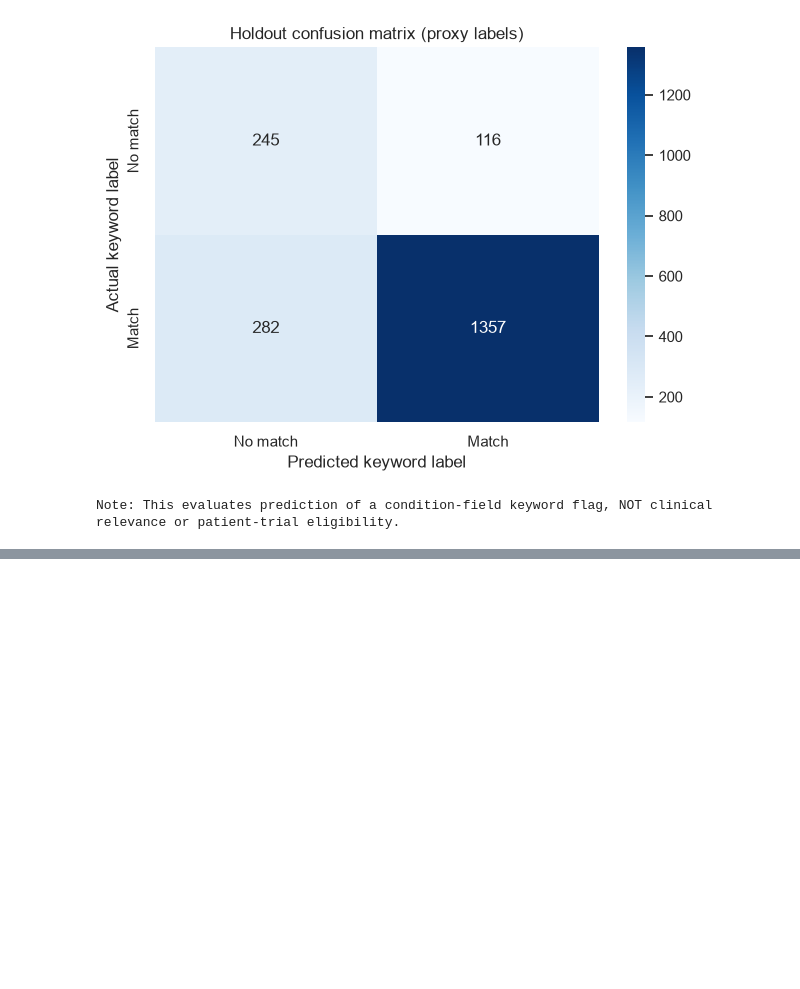
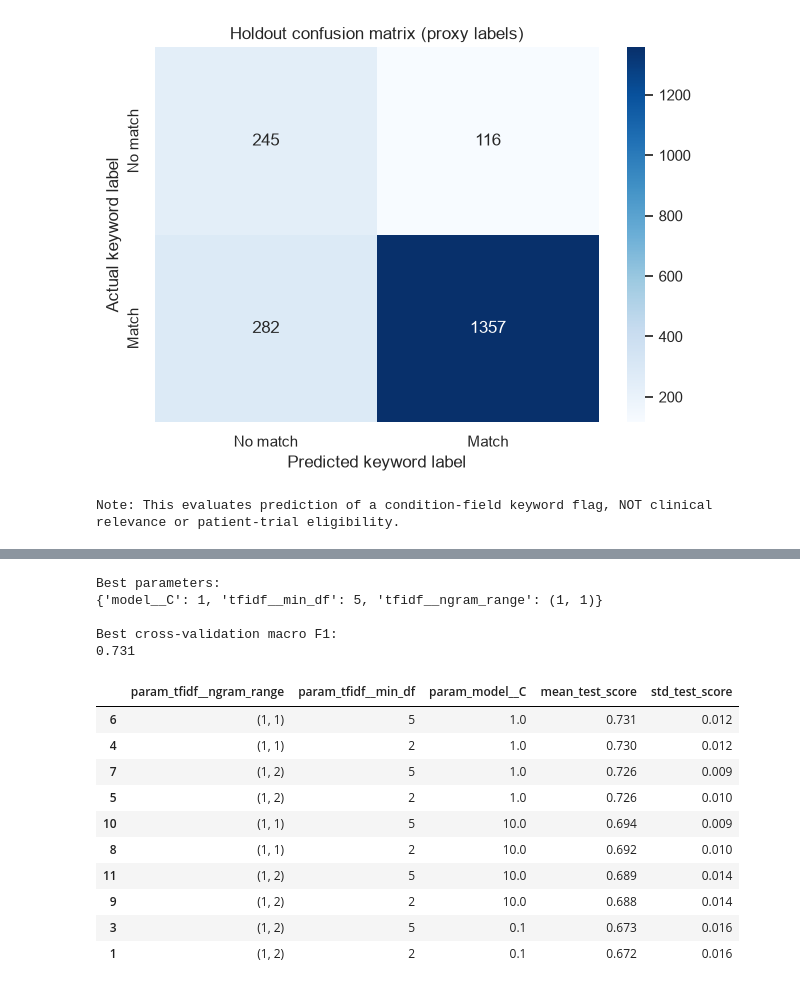
Before and after one commit to ShivaniD719/ClinicalTrialIntelligentPatientTrialMatching, a Jupyter notebook: IntelligentClinicalTrialPatientMatching.ipynb, the cells around one changed output, grey strips where cells are left out. Saved outputs shown, nothing was run; the diff lists cells and outputs as text; code cells hidden in the pictures; blank space fills up the shorter version.

```diff
--- a/IntelligentClinicalTrialPatientMatching.ipynb
+++ b/IntelligentClinicalTrialPatientMatching.ipynb
@@ -817,0 +958,70 @@ Note: This evaluates prediction of a condition-field keyword flag, NOT clinical
+# %%
+from sklearn.model_selection import GridSearchCV
+from sklearn.pipeline import Pipeline
+from sklearn.feature_extraction.text import TfidfVectorizer
+from sklearn.svm import LinearSVC
+
+# Create a pipeline for text classification
+svm_pipeline = Pipeline([("tfidf", TfidfVectorizer(stop_words="english",max_features=5000)),
+    ("model", LinearSVC(random_state=42,max_iter=5000))
+])
+
+# Define parameters to test
+param_grid = {
+    "tfidf__ngram_range": [(1, 1), (1, 2)],
+    "tfidf__min_df": [2, 5],
+    "model__C": [0.1, 1, 10]
+}
+
+# Find the best parameter combination
+grid_search = GridSearchCV(
+    estimator=svm_pipeline,
+    param_grid=param_grid,
+    scoring="f1_macro",
+    cv=cv,
+    n_jobs=1,
+    refit=True
+)
+
+# Fit only on training data
+grid_search.fit(X_train, y_train)
+
+print("Best parameters:")
+print(grid_search.best_params_)
+
+print("\nBest cross-validation macro F1:")
+print(round(grid_search.best_score_, 3))
+# %% [output]
+Best parameters:
+{'model__C': 1, 'tfidf__min_df': 5, 'tfidf__ngram_range': (1, 1)}
+
+Best cross-validation macro F1:
+0.731
+# %%
+# Create a table of GridSearchCV results
+tuning_results = pd.DataFrame(grid_search.cv_results_)
+
+display(
+    tuning_results[
+        ["param_tfidf__ngram_range",
+        "param_tfidf__min_df",
+        "param_model__C",
+        "mean_test_score",
+        "std_test_score"]
+        ].sort_values(
+        "mean_test_score",
+        ascending=False
+    ).head(10).round(3)
+)
+# %% [output]
+|  | param_tfidf__ngram_range | param_tfidf__min_df | param_model__C | mean_test_score | std_test_score |
+| 6 | (1, 1) | 5 | 1.0 | 0.731 | 0.012 |
+| 4 | (1, 1) | 2 | 1.0 | 0.730 | 0.012 |
+| 7 | (1, 2) | 5 | 1.0 | 0.726 | 0.009 |
+| 5 | (1, 2) | 2 | 1.0 | 0.726 | 0.010 |
+| 10 | (1, 1) | 5 | 10.0 | 0.694 | 0.009 |
+| 8 | (1, 1) | 2 | 10.0 | 0.692 | 0.010 |
+| 11 | (1, 2) | 5 | 10.0 | 0.689 | 0.014 |
+| 9 | (1, 2) | 2 | 10.0 | 0.688 | 0.014 |
+| 3 | (1, 2) | 5 | 0.1 | 0.673 | 0.016 |
+| 1 | (1, 2) | 2 | 0.1 | 0.672 | 0.016 |
```
Also changed, not shown: parts of 15 cells of this notebook.
